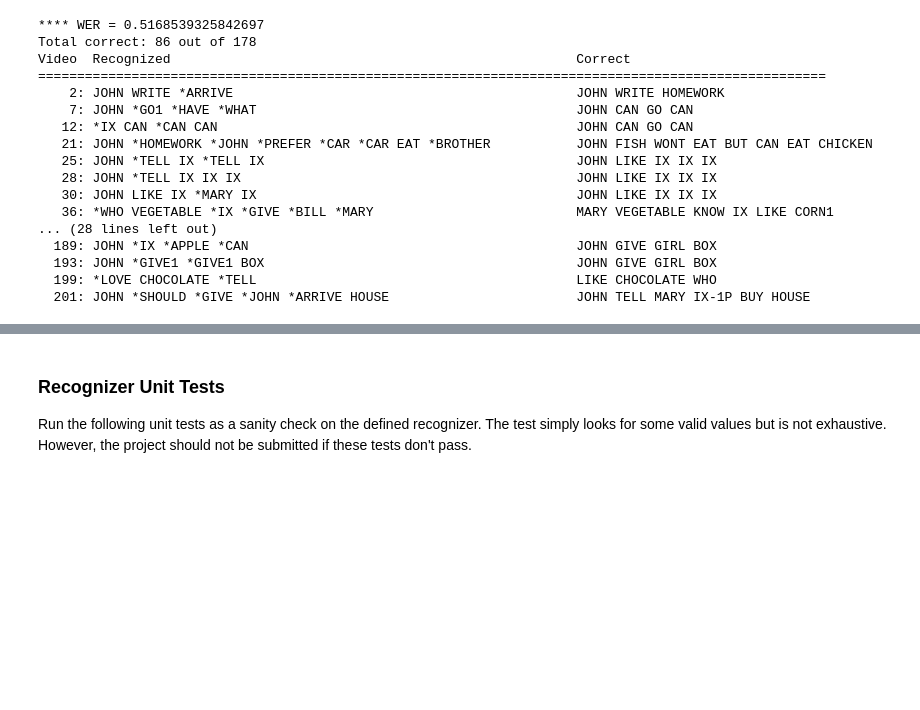
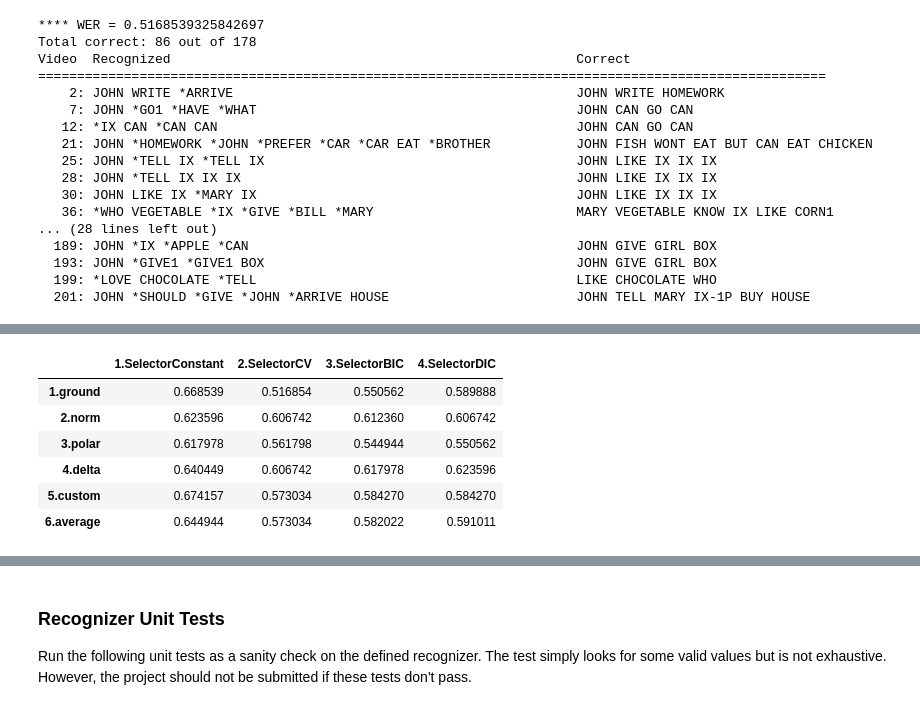
Before and after one commit to fnakashima/AIND-Recognizer, a Jupyter notebook: asl_recognizer.ipynb, the cells around one changed output, grey strips where cells are left out. Saved outputs shown, nothing was run; the diff lists cells and outputs as text; code cells hidden in the pictures; blank space fills up the shorter version.

```diff
--- a/asl_recognizer.ipynb
+++ b/asl_recognizer.ipynb
@@ -825,0 +937,16 @@ Video  Recognized                                                    Correct
+# %%
+# TODO Choose a feature set and model selector
+# TODO Recognize the test set and display the result with the show_errors method
+#features = features_ground # change as needed
+#features = features_norm
+#features = features_polar
+#features = features_delta
+features = features_custom
+model_selector = SelectorDIC # change as needed
+
+# TODO Recognize the test set and display the result with the show_errors method
+models = train_all_words(features, model_selector)
+
+test_set = asl.build_test(features)
+probabilities, guesses = recognize(models, test_set)
+show_errors(guesses, test_set)
@@ -825,0 +971,40 @@ Video  Recognized                                                    Correct
+# %%
+from asl_data import SinglesData
+def get_WER(guesses: list, test_set: SinglesData):
+    S = 0
+    N = len(test_set.wordlist)
+    num_test_words = len(test_set.wordlist)
+    if len(guesses) != num_test_words:
+        print("Size of guesses must equal number of test words ({})!".format(num_test_words))
+    for word_id in range(num_test_words):
+        if guesses[word_id] != test_set.wordlist[word_id]:
+            S += 1
+
+    return float(S) / float(N)
+
+features_list = {'1.ground':features_ground, '2.norm':features_norm, '3.polar':features_polar, '4.delta':features_delta, '5.custom':features_custom}
+model_selectors = {'1.SelectorConstant':SelectorConstant, '2.SelectorCV':SelectorCV, '3.SelectorBIC':SelectorBIC, '4.SelectorDIC':SelectorDIC}
+WER_results = {}
+for model_name, model_selector in model_selectors.items():
+    WER_result = {}
+    WERs = []
+    for feature_name, features in features_list.items():
+        models = train_all_words(features, model_selector)
+        test_set = asl.build_test(features)
+        probabilities, guesses = recognize(models, test_set)
+        WER = get_WER(guesses, test_set)
+        WER_result[feature_name] = WER
+        WERs.append(WER)
+    WER_result['6.average'] = np.mean(WERs)
+    WER_results[model_name] = WER_result
+
+df_WERs = pd.DataFrame(data=WER_results)
+df_WERs
+# %% [output]
+|  | 1.SelectorConstant | 2.SelectorCV | 3.SelectorBIC | 4.SelectorDIC |
+| 1.ground | 0.668539 | 0.516854 | 0.550562 | 0.589888 |
+| 2.norm | 0.623596 | 0.606742 | 0.612360 | 0.606742 |
+| 3.polar | 0.617978 | 0.561798 | 0.544944 | 0.550562 |
+| 4.delta | 0.640449 | 0.606742 | 0.617978 | 0.623596 |
+| 5.custom | 0.674157 | 0.573034 | 0.584270 | 0.584270 |
+| 6.average | 0.644944 | 0.573034 | 0.582022 | 0.591011 |
```
Also changed, not shown: parts of 14 cells of this notebook, 1 other file.
